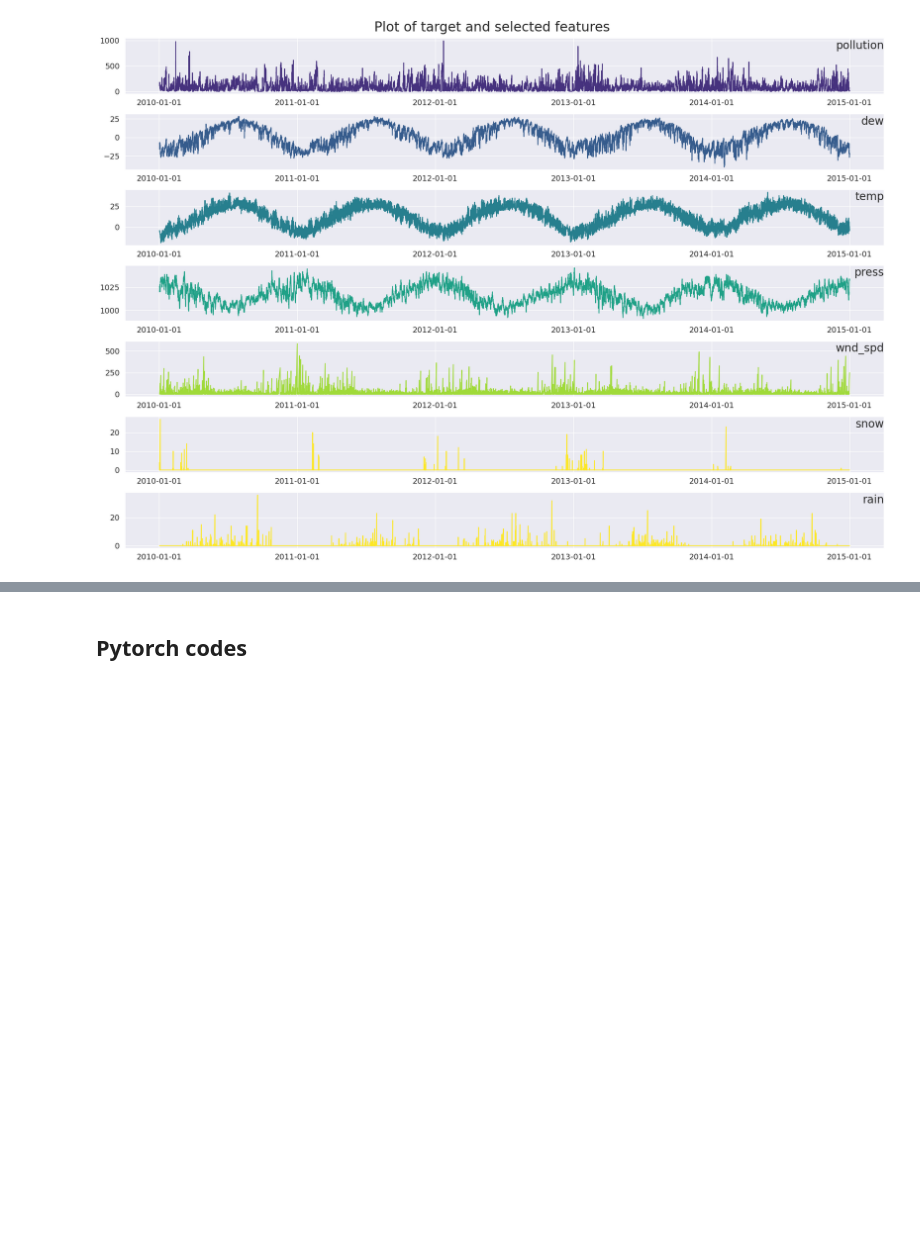
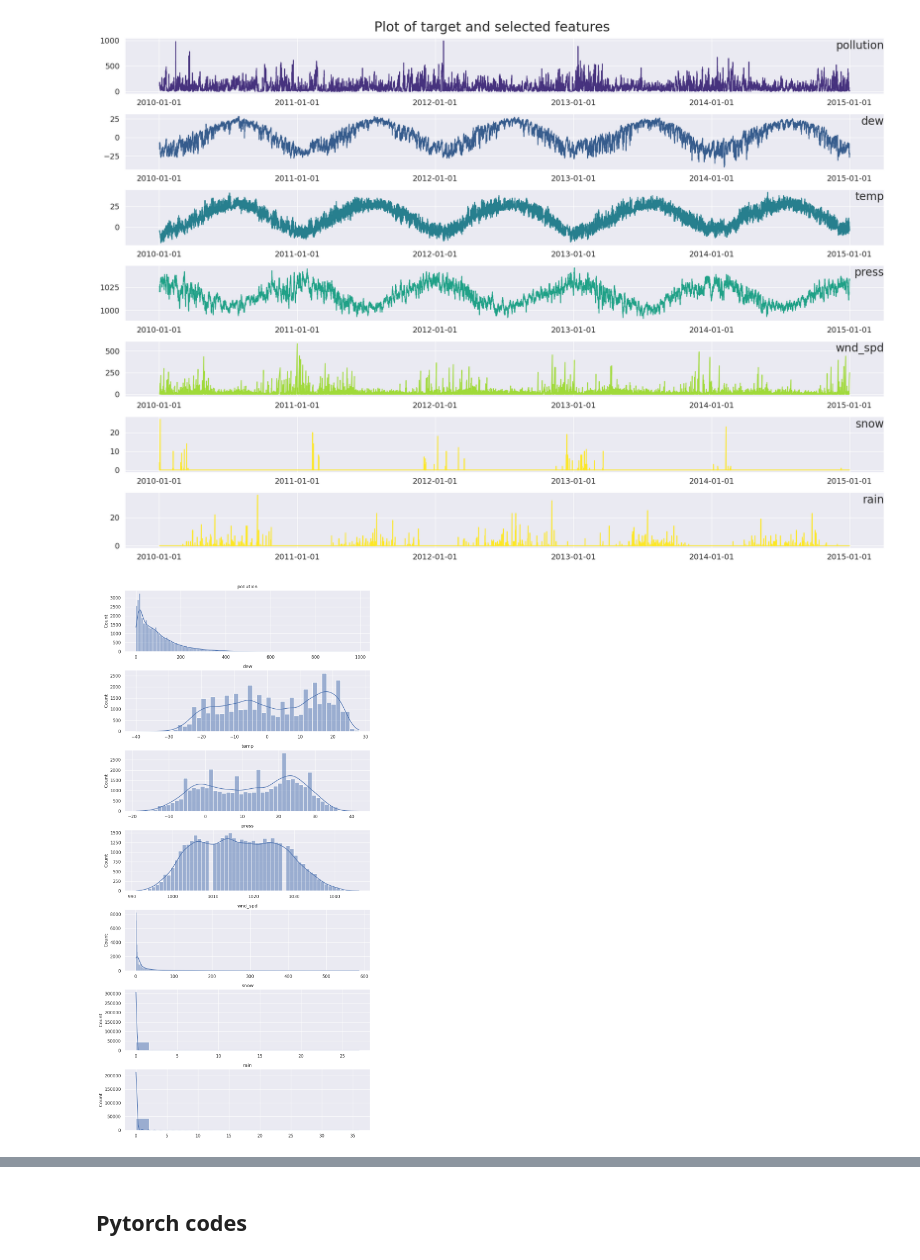
Before and after one commit to mrcljns/GRU-ML-presentation, a Jupyter notebook: gru_notebook.ipynb, the cells around one changed output, grey strips where cells are left out. Drawn from its saved outputs; the diff is of its cells as text; code cells hidden in the pictures; blank space fills up the shorter version.

```diff
--- a/gru_notebook.ipynb
+++ b/gru_notebook.ipynb
@@ -139,3 +139,17 @@ plt.tight_layout()
 plt.show()
 # %% [output]
 [figure]
+# %%
+groups = [1, 2, 3, 4, 6, 7, 8]
+
+# Create separate subplots for each boxplot
+fig, axes = plt.subplots(7, 1, figsize=(10, 20))
+
+for i in range(len(groups)):
+    sn.histplot(pollution_df.values[:, groups[i]], ax=axes[i], kde=True)
+    axes[i].set_title(pollution_df.columns[groups[i]])
+
+plt.tight_layout()
+plt.show()
+# %% [output]
+[figure, added]
```
Also changed, not shown: parts of 13 cells of this notebook.
